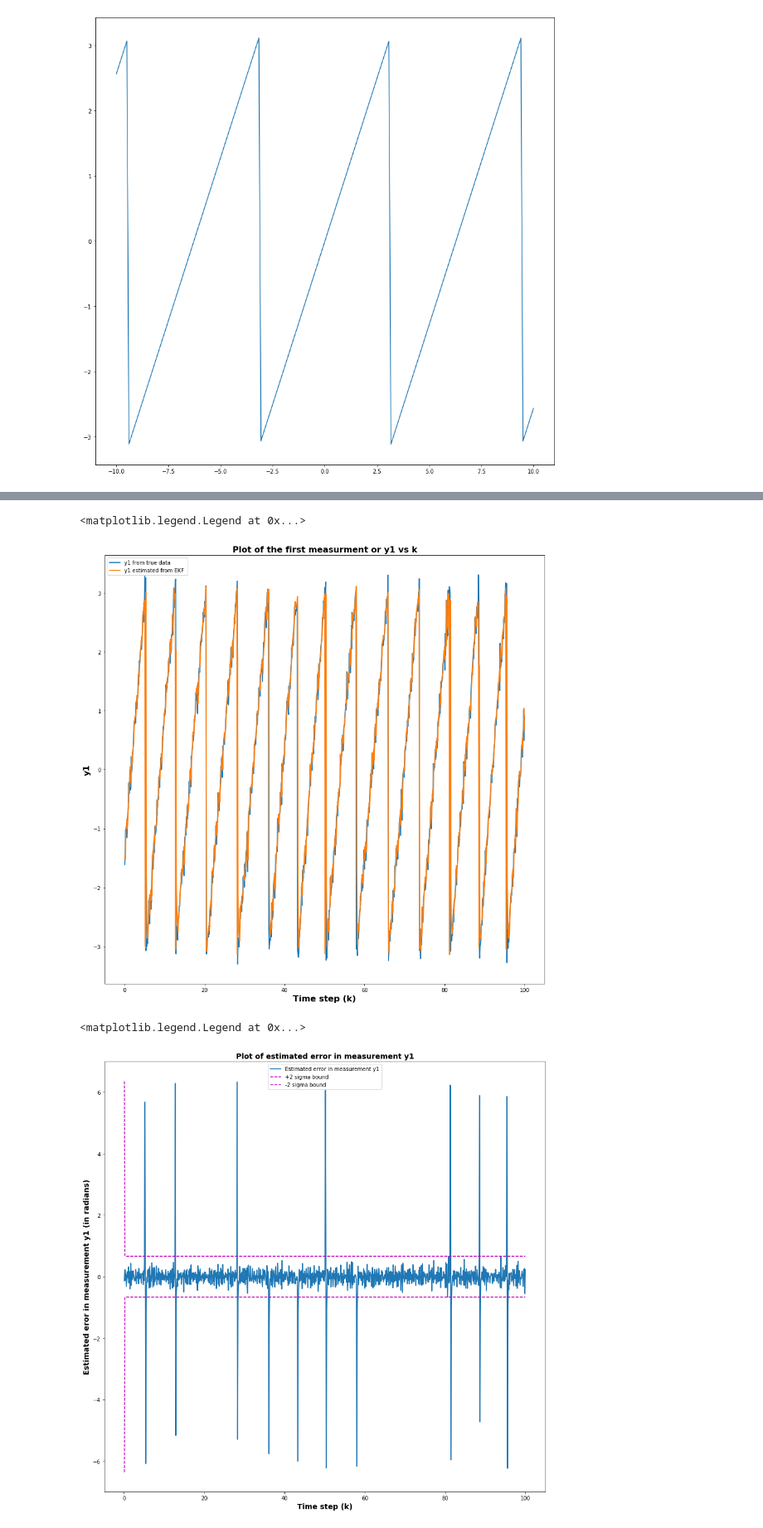
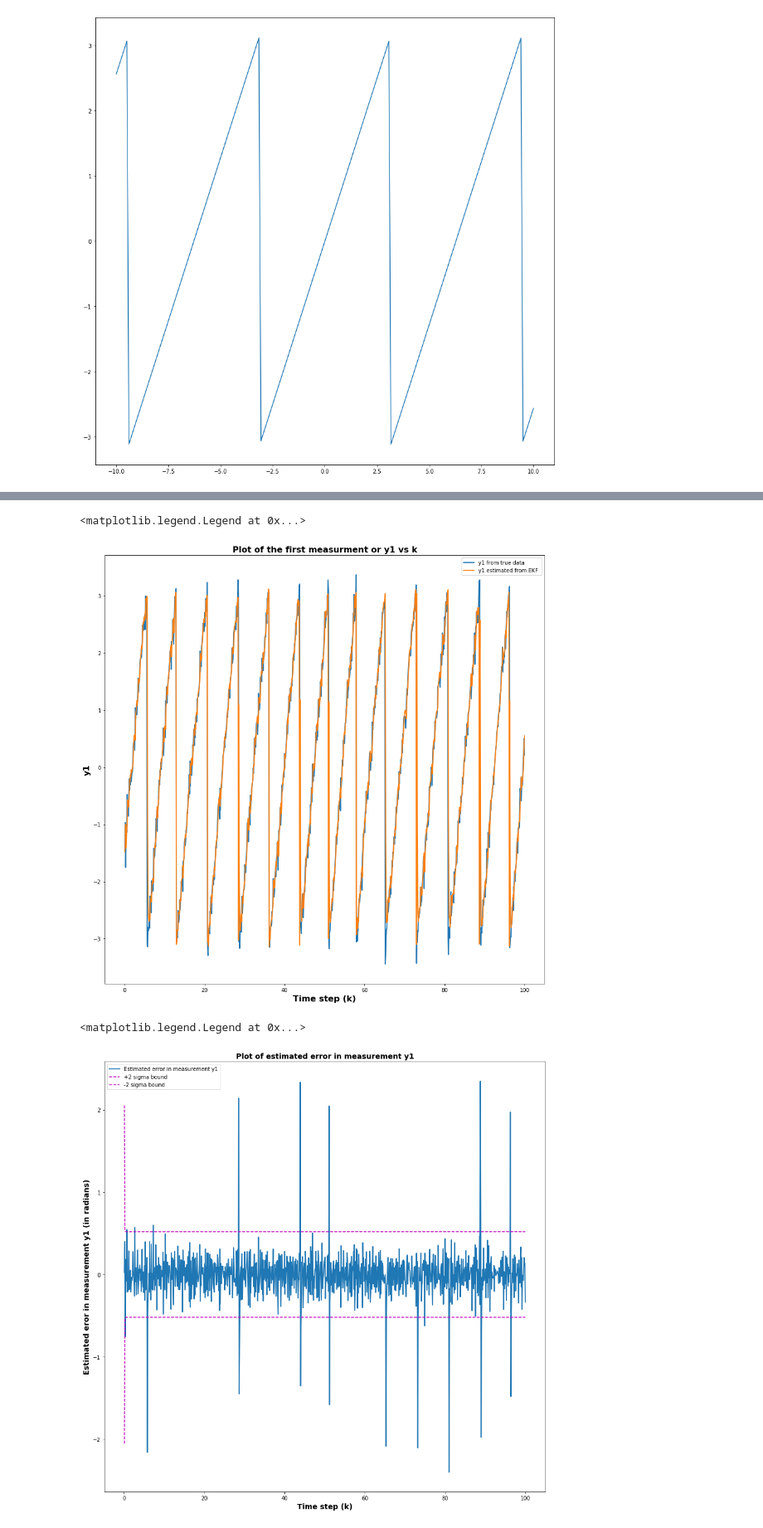
Before and after one commit to himanshugupta1009/robot_localization, a Jupyter notebook: Project_Report_2/EKF.ipynb, the cells around one changed output, grey strips where cells are left out. Shown at 83% size. Drawn from its saved outputs; the diff is of its cells as text; code cells hidden in the pictures.

Commit message:
Fix the out of phase error

```diff
--- a/Project_Report_2/EKF.ipynb
+++ b/Project_Report_2/EKF.ipynb
@@ -364,8 +372,8 @@ Qfilter = np.array([
         [0.   , 0.   , 0.   , Q46    , Q56  , Q66 ]
     ])
 
-Qfilter = 700*data_file['Qtrue']
-Pstart = 1000*data_file['Qtrue']
+Qfilter = 300*data_file['Qtrue']
+Pstart = 100*data_file['Qtrue']
 
 # Pstart = np.array([[10, 0.   , 0.   , 0.   , 0.   , 0.   ],
 #        [0.   , 10, 0.   , 0.   , 0.   , 0.   ],
@@ -523,6 +531,7 @@ for i in range(0,len(estimated_state_list)):
     sigma = np.sqrt(curr_variance)
     bound = 2*sigma
     curr_error = true_x3[i] - curr_estimate
+    curr_error = wrap_in_negative_pi_to_pi(curr_error)
     estimated_state3_error_list.append(curr_error)
     positive_two_sigma_state_element3_list.append(bound)
     negative_two_sigma_state_element3_list.append(-bound)
@@ -530,7 +539,7 @@ for i in range(0,len(estimated_state_list)):
 plt.xlabel("Time step (k)",fontsize=14, fontweight='bold')
 plt.ylabel("Estimated eror in heading angle of UGV (in radians)",fontsize=14, fontweight='bold')
 plt.title("Plot of estimated error in heading angle of UGV vs k",fontsize=14, fontweight='bold')
-plt.scatter(time_steps[skip_till:],estimated_state3_error_list[skip_till:],linewidth = 2,label = 'Estimated error in heading angle')
+plt.plot(time_steps[skip_till:],estimated_state3_error_list[skip_till:],linewidth = 2,label = 'Estimated error in heading angle')
 plt.plot(time_steps[skip_till:],positive_two_sigma_state_element3_list[skip_till:],'--m',label = '+2 sigma bound')
 plt.plot(time_steps[skip_till:],negative_two_sigma_state_element3_list[skip_till:],'--m',label = '-2 sigma bound')
 plt.legend()
@@ -665,6 +674,7 @@ for i in range(0,len(estimated_state_list)):
     sigma = np.sqrt(curr_variance)
     bound = 2*sigma
     curr_error = true_x6[i] - curr_estimate
+    curr_error = wrap_in_negative_pi_to_pi(curr_error)
     estimated_state6_error_list.append(curr_error)
     positive_two_sigma_state_element6_list.append(bound)
     negative_two_sigma_state_element6_list.append(-bound)
@@ -699,33 +709,34 @@ plt.plot(time_steps[1:],estimated_y1,linewidth = 2,label = 'y1 estimated from EK
 plt.legend()
 # %% [output]
 <matplotlib.legend.Legend at 0x...>
-[figure, old version]
+[figure, new version]
 # %%
 #Error in y1
 estimated_measurement1_error_list = []
 positive_two_sigma_state_measurement1_list = []
 negative_two_sigma_state_measurement1_list = []
 
 for i in range(0,len(estimated_measurement_list)):
     curr_estimate = estimated_y1[i]
     curr_variance = innovation_covariance_matrix_list[i][0][0]
     sigma = np.sqrt(curr_variance)
     bound = 2*sigma
     curr_error = true_y1[i] - curr_estimate
+    curr_error = wrap_in_negative_pi_to_pi(curr_error)
     estimated_measurement1_error_list.append(curr_error)
     positive_two_sigma_state_measurement1_list.append(bound)
     negative_two_sigma_state_measurement1_list.append(-bound)
 
 plt.xlabel("Time step (k)",fontsize=14, fontweight='bold')
 plt.ylabel("Estimated eror in measurement y1 (in radians)",fontsize=14, fontweight='bold')
 plt.title("Plot of estimated error in measurement y1",fontsize=14, fontweight='bold')
 plt.plot(time_steps[1+skip_till:],estimated_measurement1_error_list[skip_till:],linewidth = 2,label = 'Estimated error in measurement y1')
 plt.plot(time_steps[1+skip_till:],positive_two_sigma_state_measurement1_list[skip_till:],'--m',label = '+2 sigma bound')
 plt.plot(time_steps[1+skip_till:],negative_two_sigma_state_measurement1_list[skip_till:],'--m',label = '-2 sigma bound')
 plt.legend()
 # %% [output]
 <matplotlib.legend.Legend at 0x...>
-[figure, old version]
+[figure, new version]
 # %%
 #Plot y[2]
 
```
Also changed, not shown: parts of 25 cells of this notebook.
